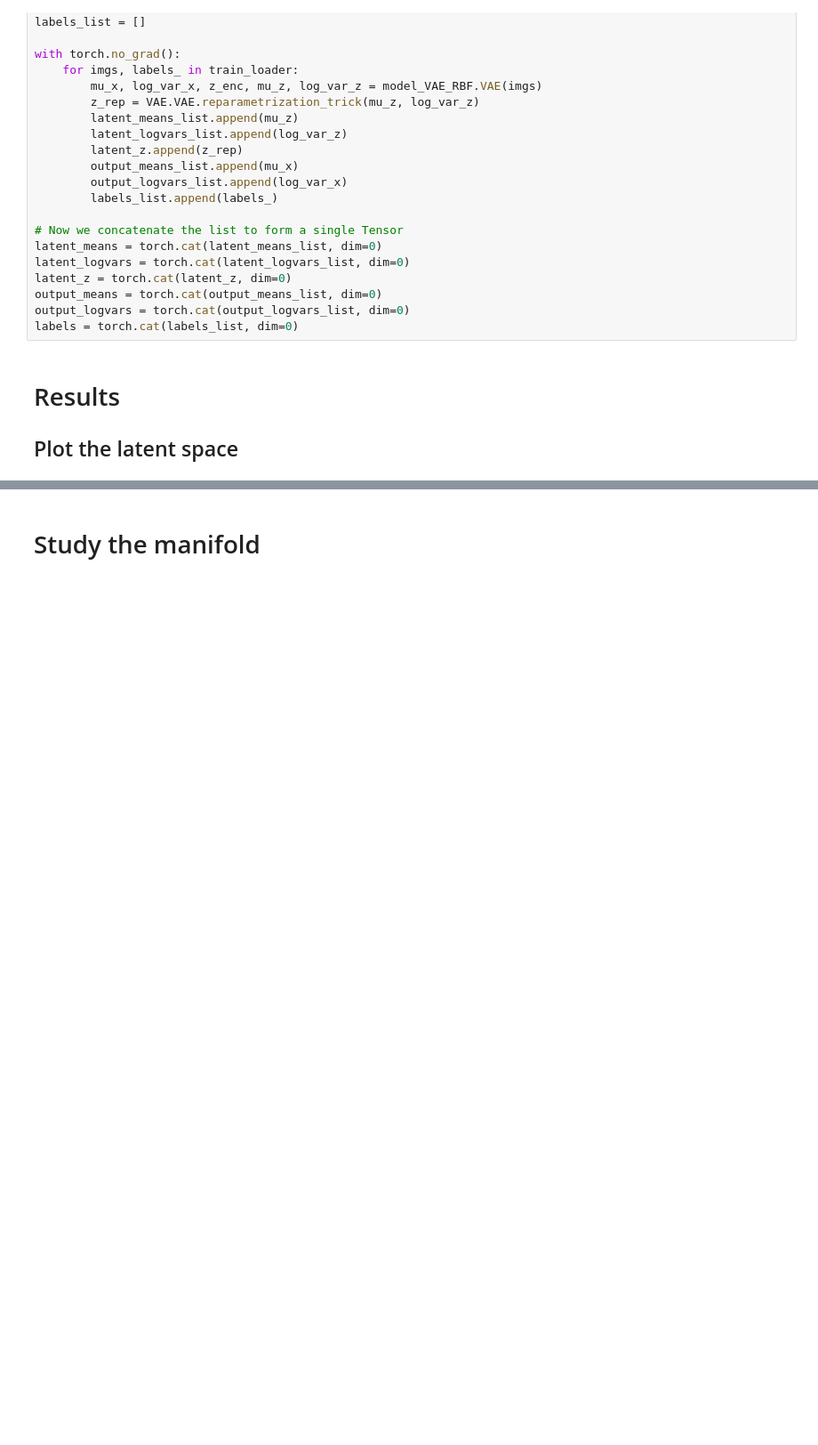
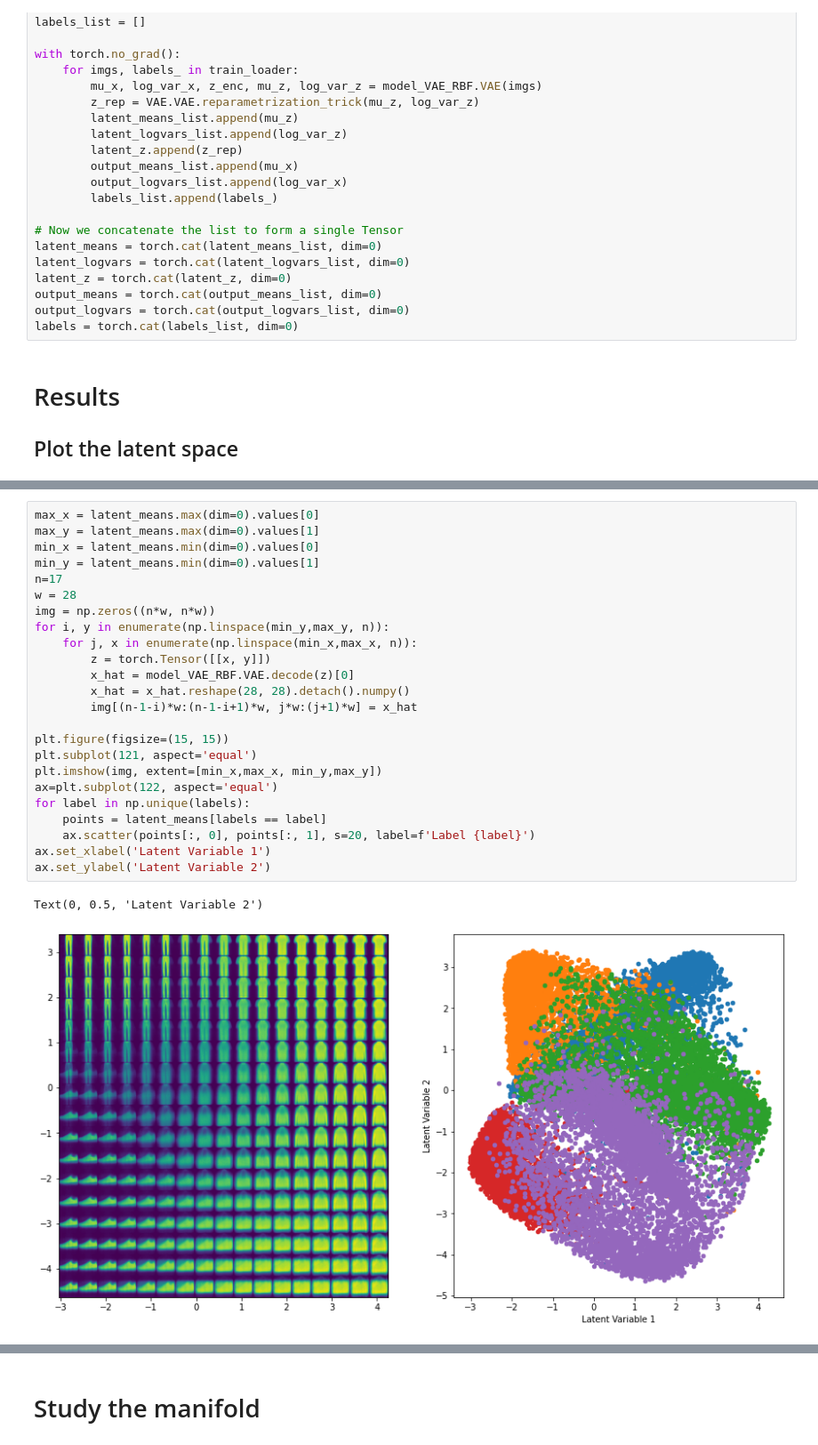
Before and after one commit to Clement-W/latent_space_oddity_MVA, a Jupyter notebook: VAERBF_result_fashionmnist.ipynb, the cells around one changed output, grey strips where cells are left out. Shown at 89% size. Saved outputs shown, nothing was run; the diff lists cells and outputs as text; blank space fills up the shorter version.

```diff
--- a/VAERBF_result_fashionmnist.ipynb
+++ b/VAERBF_result_fashionmnist.ipynb
@@ -134,0 +135,27 @@ with torch.no_grad():
+# %%
+max_x = latent_means.max(dim=0).values[0]
+max_y = latent_means.max(dim=0).values[1]
+min_x = latent_means.min(dim=0).values[0]
+min_y = latent_means.min(dim=0).values[1]
+n=17
+w = 28
+img = np.zeros((n*w, n*w))
+for i, y in enumerate(np.linspace(min_y,max_y, n)):
+    for j, x in enumerate(np.linspace(min_x,max_x, n)):
+        z = torch.Tensor([[x, y]])
+        x_hat = model_VAE_RBF.VAE.decode(z)[0]
+        x_hat = x_hat.reshape(28, 28).detach().numpy()
+        img[(n-1-i)*w:(n-1-i+1)*w, j*w:(j+1)*w] = x_hat
+
+plt.figure(figsize=(15, 15))
+plt.subplot(121, aspect='equal')
+plt.imshow(img, extent=[min_x,max_x, min_y,max_y])
+ax=plt.subplot(122, aspect='equal')
+for label in np.unique(labels):
+    points = latent_means[labels == label]
+    ax.scatter(points[:, 0], points[:, 1], s=20, label=f'Label {label}')
+ax.set_xlabel('Latent Variable 1')
+ax.set_ylabel('Latent Variable 2')
+# %% [output]
+Text(0, 0.5, 'Latent Variable 2')
+[figure, added]
```
Also changed, not shown: parts of 11 cells of this notebook.
